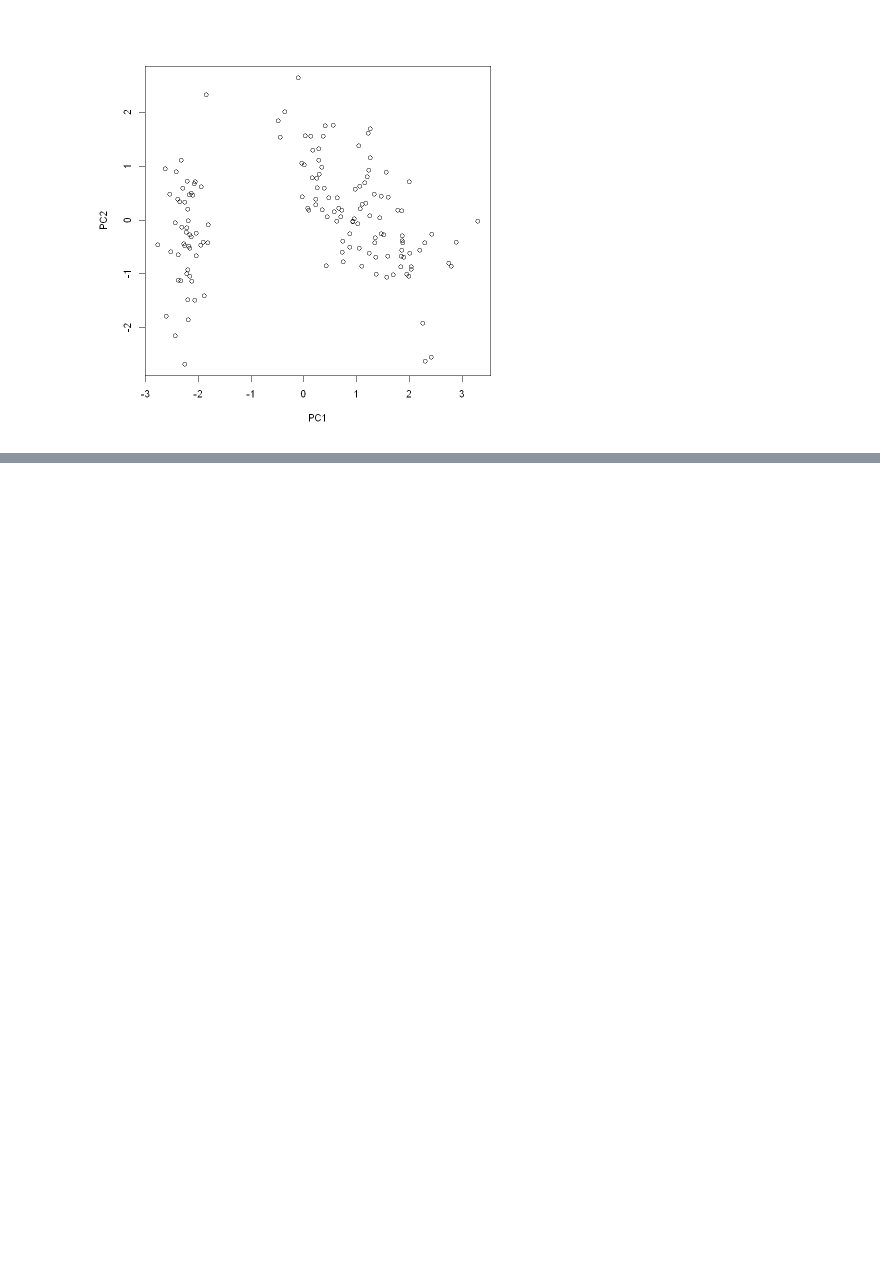
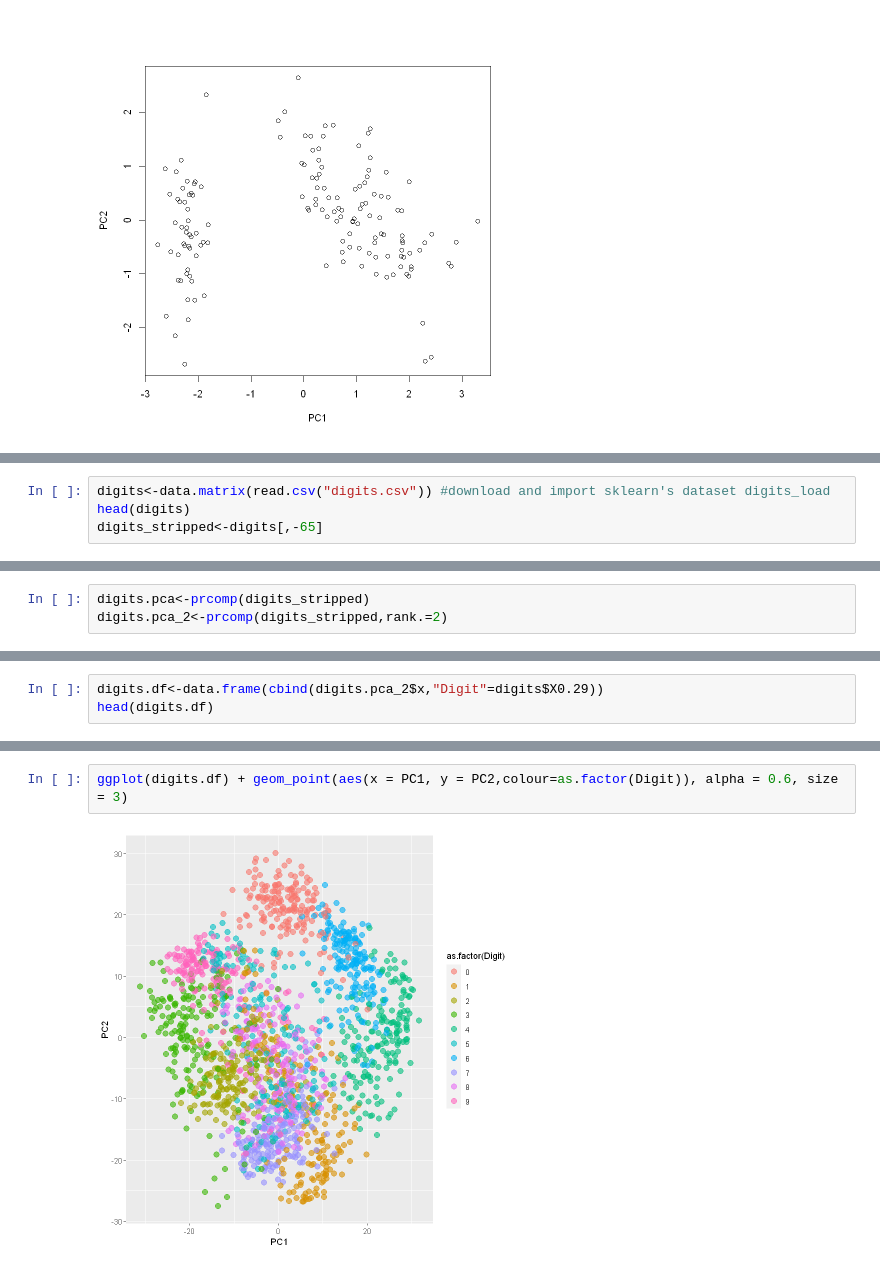
Before and after one commit to elenigvasilaki/pca_inR, a Jupyter notebook: pca.ipynb, the cells around one changed output, grey strips where cells are left out. Cells and saved outputs as stored; diff of their text form; blank space fills up the shorter version.

```diff
--- a/pca.ipynb
+++ b/pca.ipynb
@@ -248,0 +270,4 @@ With the guidance of https://apsl.tech/en/blog/using-principal-component-analysi
+# %%
+digits<-data.matrix(read.csv("digits.csv")) #download and import sklearn's dataset digits_load
+head(digits)
+digits_stripped<-digits[,-65]
@@ -248,0 +283,3 @@ With the guidance of https://apsl.tech/en/blog/using-principal-component-analysi
+# %%
+digits.pca<-prcomp(digits_stripped)
+digits.pca_2<-prcomp(digits_stripped,rank.=2)
@@ -248,0 +305,3 @@ With the guidance of https://apsl.tech/en/blog/using-principal-component-analysi
+# %%
+digits.df<-data.frame(cbind(digits.pca_2$x,"Digit"=digits$X0.29))
+head(digits.df)
@@ -248,0 +318,4 @@ With the guidance of https://apsl.tech/en/blog/using-principal-component-analysi
+# %%
+ggplot(digits.df) + geom_point(aes(x = PC1, y = PC2,colour=as.factor(Digit)), alpha = 0.6, size = 3)
+# %% [output]
+[figure, added]
```
Also changed, not shown: parts of 14 cells of this notebook.
